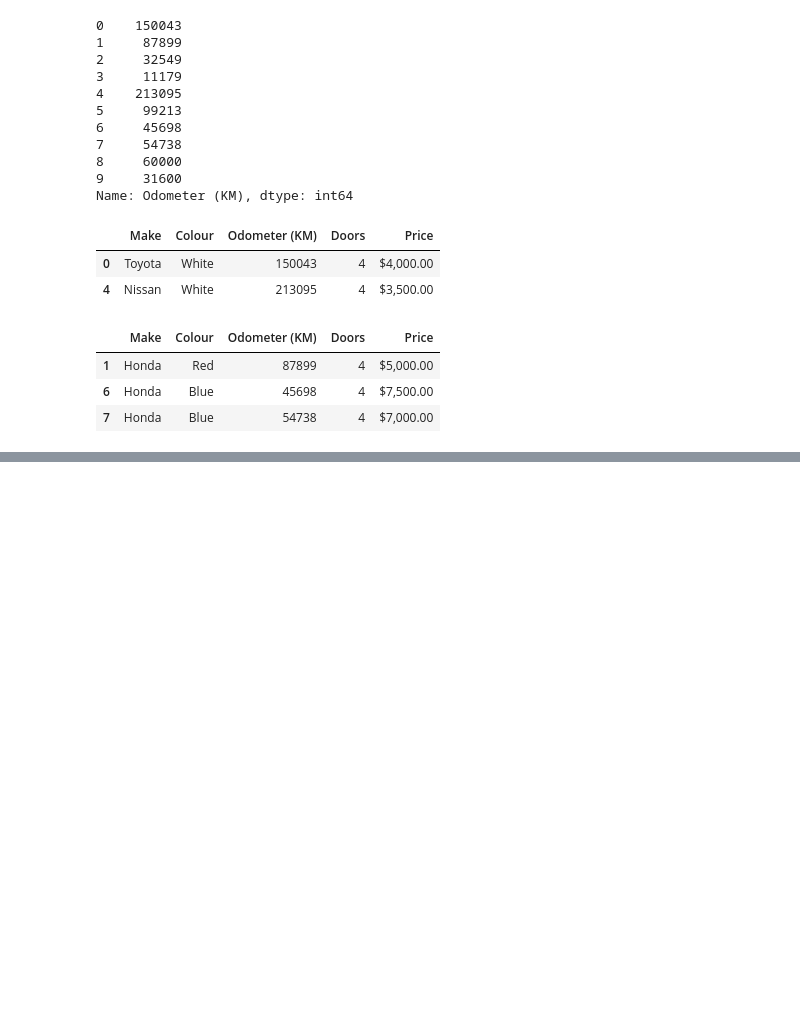
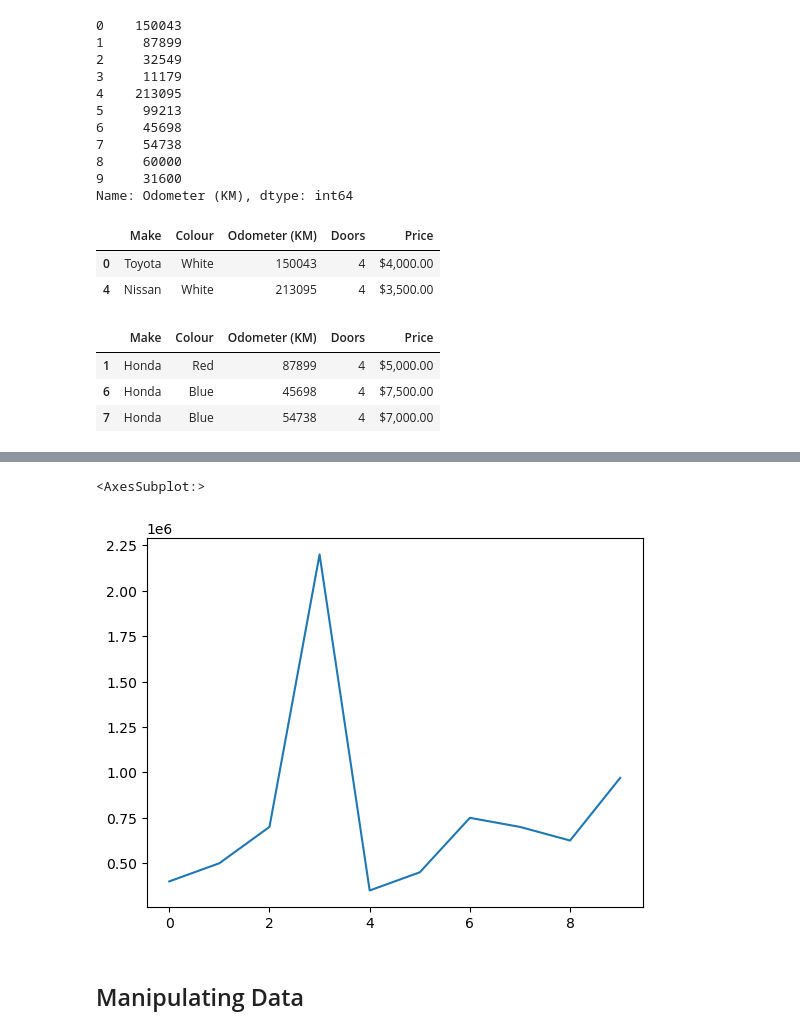
Before and after one commit to mohdali770409/Machine-Learning-Projects, a Jupyter notebook: Introduction to pandas.ipynb, the cells around one changed output, grey strips where cells are left out. Saved outputs shown, nothing was run; the diff lists cells and outputs as text; code cells hidden in the pictures; blank space fills up the shorter version.

```diff
--- a/Introduction to pandas.ipynb
+++ b/Introduction to pandas.ipynb
@@ -256,0 +303,3 @@ car_sales[car_sales["Make"]=="Honda"]
+# %%
+
+car_sales["Price"] = car_sales["Price"].str.replace('$','')
@@ -256,0 +310,2 @@ car_sales[car_sales["Make"]=="Honda"]
+# %%
+car_sales['Price'] = car_sales['Price'].str.replace('.','')
@@ -256,0 +316,4 @@ car_sales[car_sales["Make"]=="Honda"]
+# %%
+car_sales['Price']  = car_sales['Price'].str.replace(',','').astype(int)
+#or we can do in single step
+# car_sales['Price'] = car_sales['Price'].str.replace('$','').str.replace(',','').astype(int)
@@ -256,0 +352,8 @@ car_sales[car_sales["Make"]=="Honda"]
+# %%
+#but there is a problem the last two zeros got added in the price column
+car_sales["Price"].plot()
+# %% [output]
+<AxesSubplot:>
+[figure, added]
+# %% [markdown]
+## Manipulating Data
```
Also changed, not shown: parts of 49 cells of this notebook.
